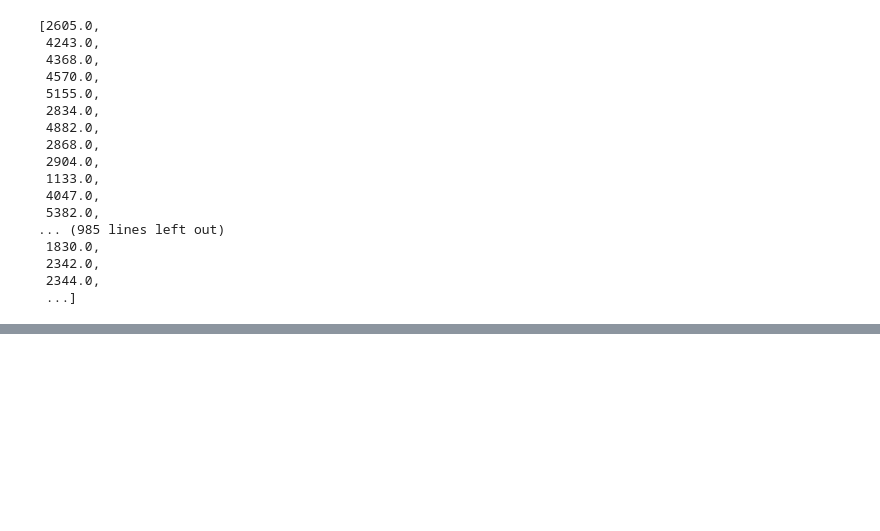
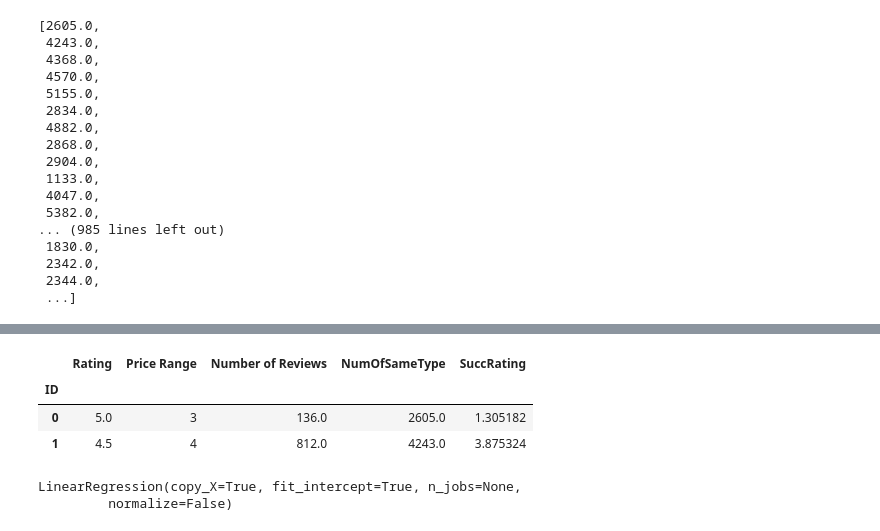
Before and after one commit to msinkec/PR19ABALMSSR, a Jupyter notebook: Analasys.ipynb, the cells around one changed output, grey strips where cells are left out. Drawn from its saved outputs; the diff is of its cells as text; code cells hidden in the pictures; blank space fills up the shorter version.

```diff
--- a/Analasys.ipynb
+++ b/Analasys.ipynb
@@ -373,0 +402,20 @@ Correct lenghts!
+# %%
+learn.head(2)
+# %% [output]
+|  | Rating | Price Range | Number of Reviews | NumOfSameType | SuccRating |
+| ID |  |  |  |  |  |
+| 0 | 5.0 | 3 | 136.0 | 2605.0 | 1.305182 |
+| 1 | 4.5 | 4 | 812.0 | 4243.0 | 3.875324 |
+# %%
+# neodvisne spremenljivke, katerih valuesi se nucajo za napovedovanje
+attributes = learn.drop(columns=['SuccRating'])
+# spremenlijvke katerih valuesi se bodo napovedovali
+labels = learn['SuccRating']
+
+
+#attributes
+model = LinearRegression()
+model.fit(attributes, labels)
+# %% [output]
+LinearRegression(copy_X=True, fit_intercept=True, n_jobs=None,
+         normalize=False)
```
Also changed, not shown: parts of 11 cells of this notebook.
